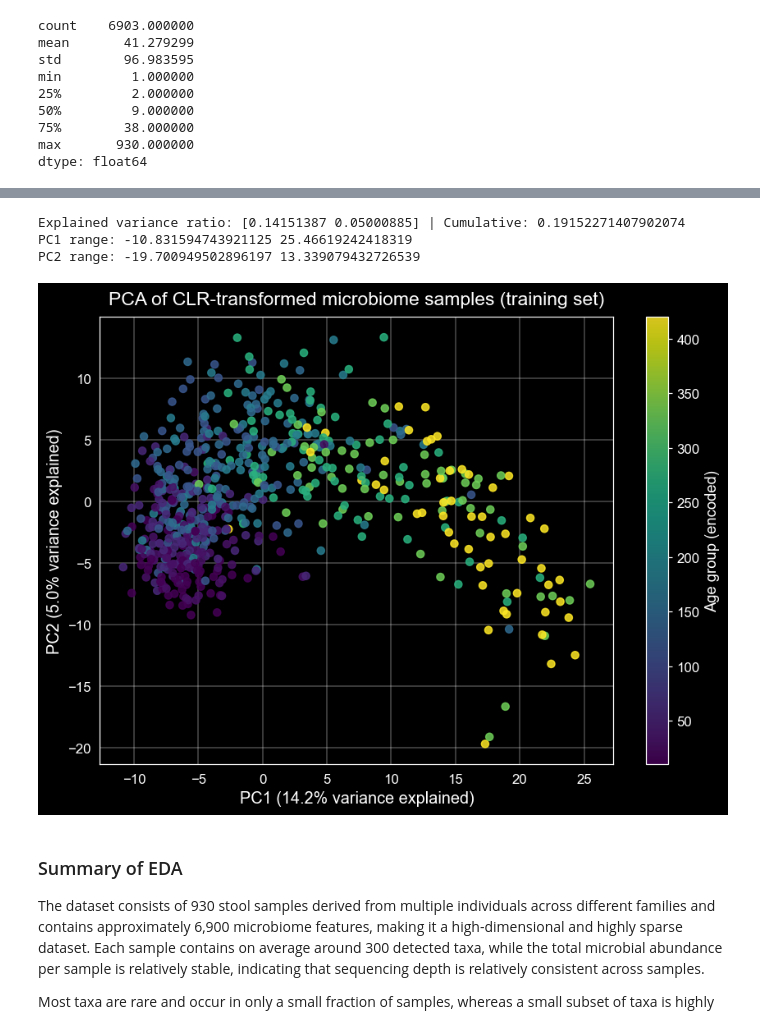
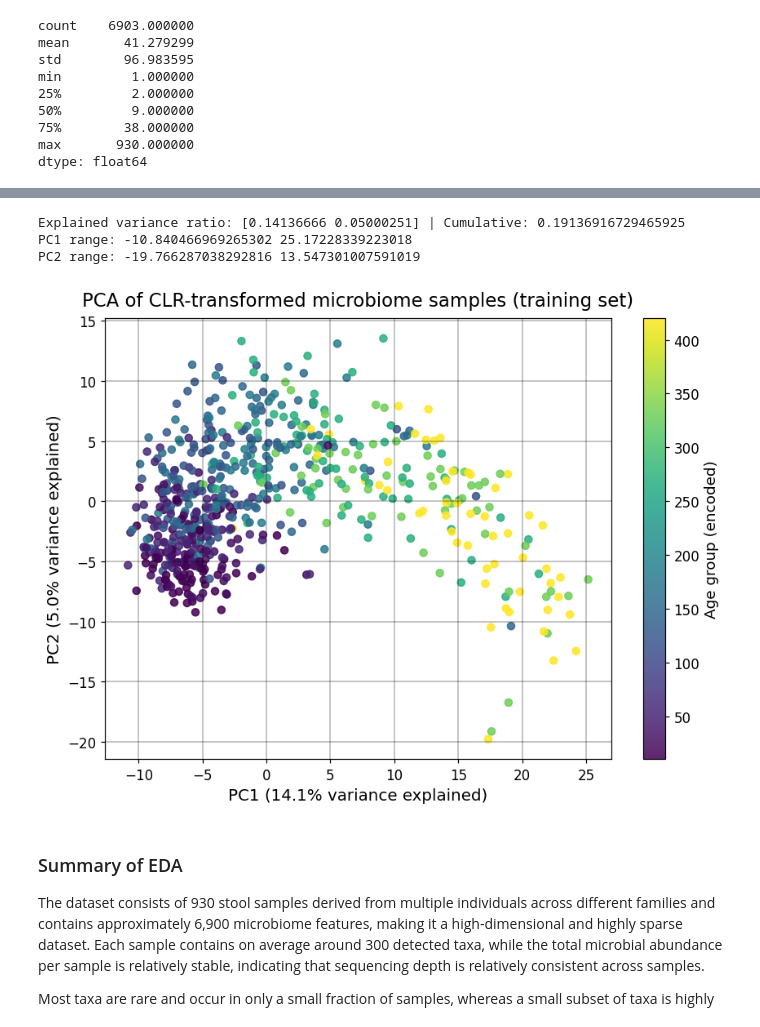
Before and after one commit to Peiprjs/Data-analysis2, a Jupyter notebook: notebooks/data-pipeline.ipynb, the cells around one changed output, grey strips where cells are left out. Drawn from its saved outputs; the diff is of its cells as text; code cells hidden in the pictures.

Commit message:
slightly adjusted visual outputs

```diff
--- a/notebooks/data-pipeline.ipynb
+++ b/notebooks/data-pipeline.ipynb
@@ -639,39 +639,39 @@ Ztr = np.asarray(Ztr)
 Zte = np.asarray(Zte)
 
 print("Explained variance ratio:", pca.explained_variance_ratio_, "| Cumulative:", pca.explained_variance_ratio_.sum())
 print("PC1 range:", Ztr[:, 0].min(), Ztr[:, 0].max())
 print("PC2 range:", Ztr[:, 1].min(), Ztr[:, 1].max())
 
 # Plot (high readability)
-plt.style.use("dark_background")
+plt.style.use("default")
 
 plt.figure(figsize=(8, 6), dpi=110)
 
 sc = plt.scatter(
     Ztr[:, 0],
     Ztr[:, 1],
     c=Y_train.values,
     s=35,
     cmap="viridis",
     alpha=0.85
 )
 
 cbar = plt.colorbar(sc)
 cbar.set_label("Age group (encoded)", fontsize=12)
 cbar.ax.tick_params(labelsize=11)
 plt.xlabel(f"PC1 ({pca.explained_variance_ratio_[0]*100:.1f}% variance explained)", fontsize=13)
 plt.ylabel(f"PC2 ({pca.explained_variance_ratio_[1]*100:.1f}% variance explained)", fontsize=13)
 plt.title("PCA of CLR-transformed microbiome samples (training set)", fontsize=15, pad=10)
 plt.xticks(fontsize=11)
 plt.yticks(fontsize=11)
-plt.grid(True, color="white", alpha=0.3, linewidth=1)
+plt.grid(True, color="black", alpha=0.3, linewidth=1)
 plt.tight_layout()
 plt.show()
 # %% [output]
-Explained variance ratio: [0.14151387 0.05000885] | Cumulative: 0.19152271407902074
-PC1 range: -10.831594743921125 25.46619242418319
-PC2 range: -19.700949502896197 13.339079432726539
+Explained variance ratio: [0.14136666 0.05000251] | Cumulative: 0.19136916729465925
+PC1 range: -10.840466969265302 25.17228339223018
+PC2 range: -19.766287038292816 13.547301007591019
-[figure, old version]
+[figure, new version]
 # %% [markdown]
 ### Summary of EDA
 The dataset consists of 930 stool samples derived from multiple individuals across different families and contains approximately 6,900 microbiome features, making it a high-dimensional and highly sparse dataset. Each sample contains on average around 300 detected taxa, while the total microbial abundance per sample is relatively stable, indicating that sequencing depth is relatively consistent across samples.
```
Also changed, not shown: parts of 12 cells of this notebook, 3 other files.
